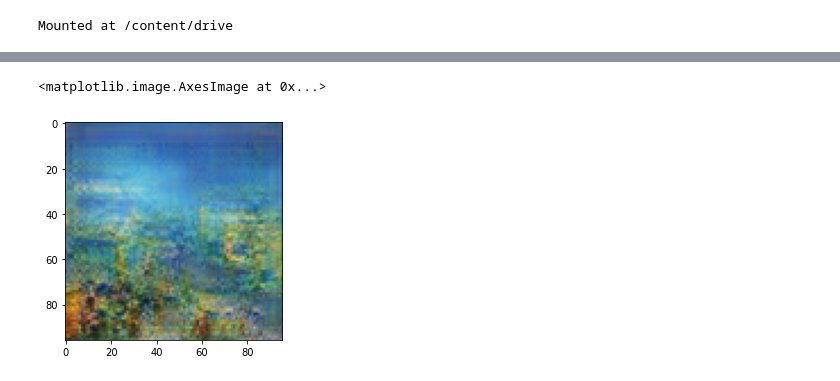
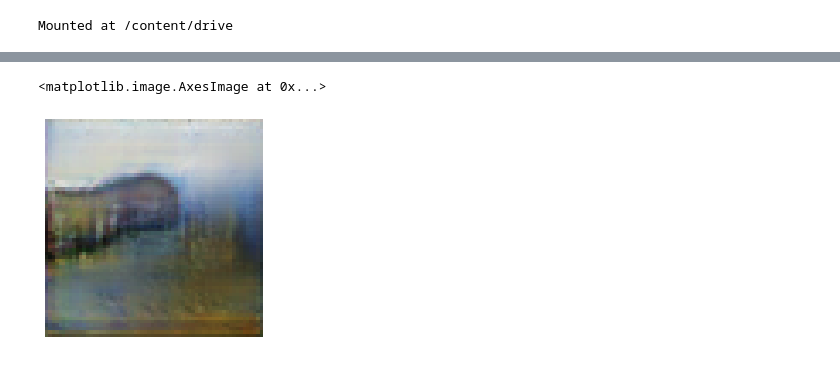
Before and after one commit to sebaspv/MoNet, a Jupyter notebook: MoNet.ipynb, the cells around one changed output, grey strips where cells are left out. Drawn from its saved outputs; the diff is of its cells as text; code cells hidden in the pictures.

Commit message:
Increased generative performance and made image size smaller

```diff
--- a/MoNet.ipynb
+++ b/MoNet.ipynb
@@ -20,7 +22,7 @@ import time
 import matplotlib.pyplot as plt
 # %%
 # image definition constants
-GEN_RES = 3
+GEN_RES = 2
 GEN_SQUARE = 32*GEN_RES # 96*96 images
 COLOR_CHANNELS = 3
 
@@ -281,16 +283,16 @@ Training time: 0:09:46.52
 # %%
 
 # generate and plot a fake image
 noise = np.random.rand(1, 100)
 generated_images = generator.predict(noise)
 
 generated_images = 0.5 * generated_images + 0.5
 
 image_count = 0
-
+plt.axis(False)
 gen_image = generated_images[0]*255
 plt.imshow(gen_image.astype('uint8'))
 # this generated image actually looks a bit like Monet's paintings! Well, at least the colors look alike :)
 # %% [output]
 <matplotlib.image.AxesImage at 0x...>
-[figure, old version]
+[figure, new version]
```
Also changed, not shown: parts of 5 cells of this notebook.
